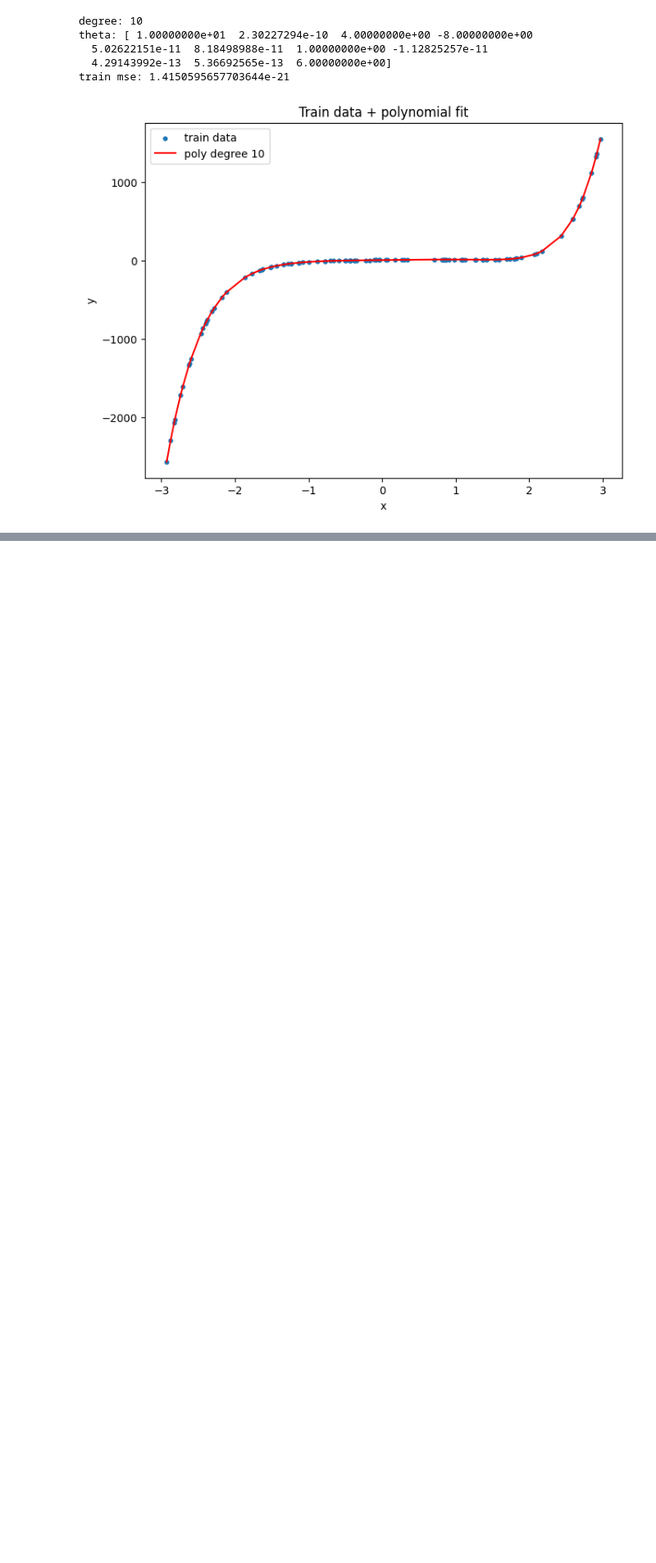
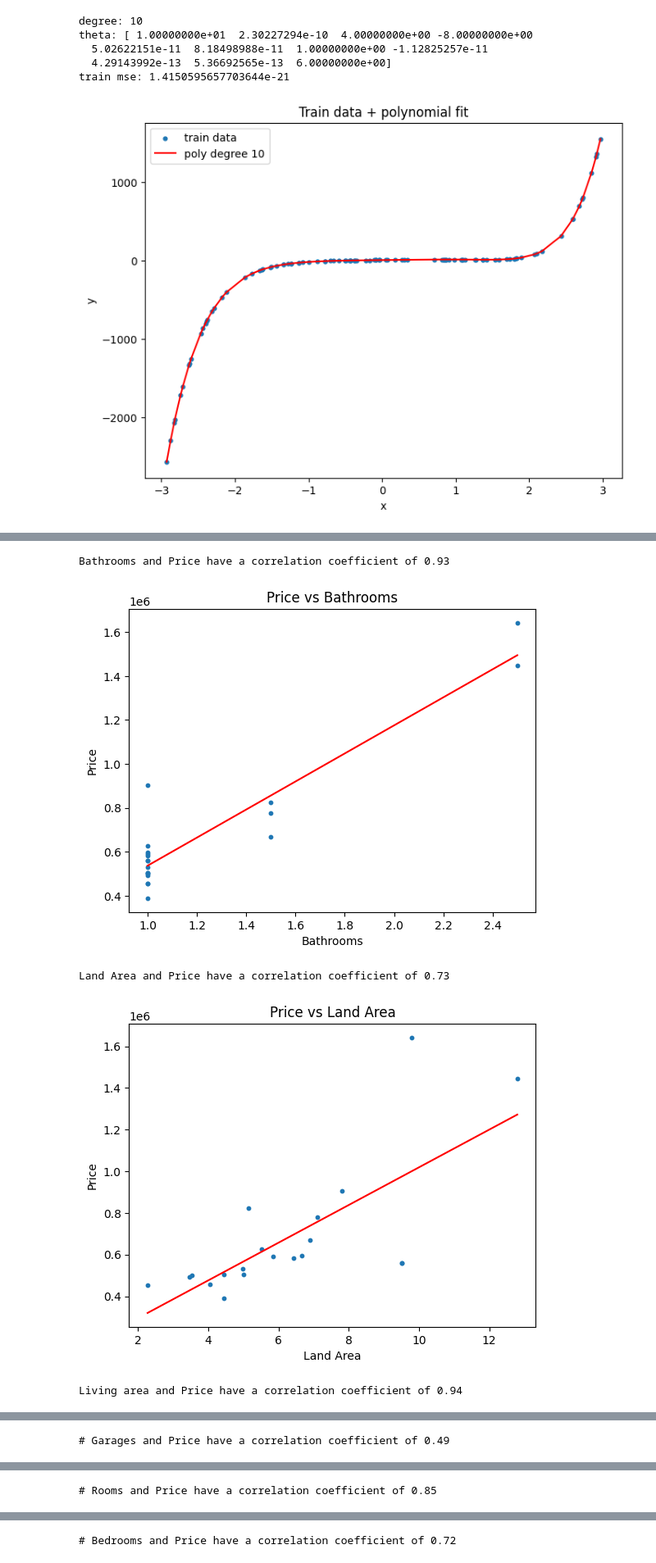
Before and after one commit to dutch-casa/machine.learning.regression, a Jupyter notebook: dutch_assignment_one.ipynb, the cells around one changed output, grey strips where cells are left out. Shown at 82% size. Saved outputs shown, nothing was run; the diff lists cells and outputs as text; code cells hidden in the pictures; blank space fills up the shorter version.

```diff
--- a/dutch_assignment_one.ipynb
+++ b/dutch_assignment_one.ipynb
@@ -135,0 +259,3 @@ print("test mse:", np.mean((y_test - yhat_test) ** 2))
+# %%
+data_frame = pd.read_excel('data/Housing_data_regression.xlsx')
+data_frame.head()
@@ -135,0 +271,8 @@ print("test mse:", np.mean((y_test - yhat_test) ** 2))
+# %%
+data = data_frame.values
+
+features = data_frame.drop(columns=["House ID", "Price"]).values
+prices = data_frame["Price"].values
+
+
+features.shape, prices.shape
@@ -135,0 +281,31 @@ print("test mse:", np.mean((y_test - yhat_test) ** 2))
+# %%
+feature_names = data_frame.drop(columns=["House ID", "Price"]).columns
+
+correlation_coefficients = []
+
+for i, name in enumerate(feature_names):
+    x = features[:, i]
+
+    a, b = np.polyfit(x, prices, 1)
+
+    #line of best fit
+    xs = np.linspace(x.min(), x.max(), 200)
+    correlation_coefficient = np.corrcoef(x, prices)[0, 1]
+    print(f"{name} and Price have a correlation coefficient of {correlation_coefficient:.2f}")
+    correlation_coefficients.append((name, correlation_coefficient.round(2)))
+
+
+
+    plt.figure()
+    plt.scatter(x, prices, s=10)
+    plt.plot(xs, a*xs + b, color="red")
+    plt.xlabel(name)
+    plt.ylabel("Price")
+    plt.title(f"Price vs {name}")
+    plt.show()
+# %% [output]
+Bathrooms and Price have a correlation coefficient of 0.93
+[figure, added]
+Land Area and Price have a correlation coefficient of 0.73
+[figure, added]
+Living area and Price have a correlation coefficient of 0.94
@@ -135,0 +313 @@ print("test mse:", np.mean((y_test - yhat_test) ** 2))
+# Garages and Price have a correlation coefficient of 0.49
@@ -135,0 +315 @@ print("test mse:", np.mean((y_test - yhat_test) ** 2))
+# Rooms and Price have a correlation coefficient of 0.85
@@ -135,0 +317 @@ print("test mse:", np.mean((y_test - yhat_test) ** 2))
+# Bedrooms and Price have a correlation coefficient of 0.72
```
Also changed, not shown: parts of 28 cells of this notebook, 2 other files.
